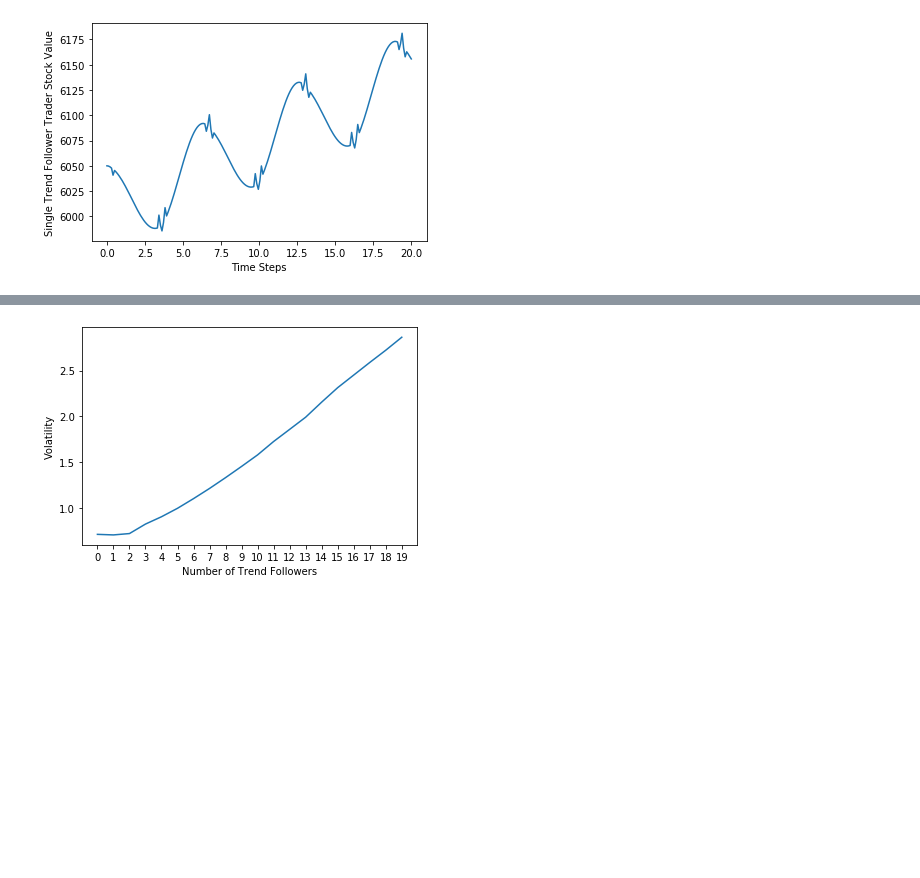
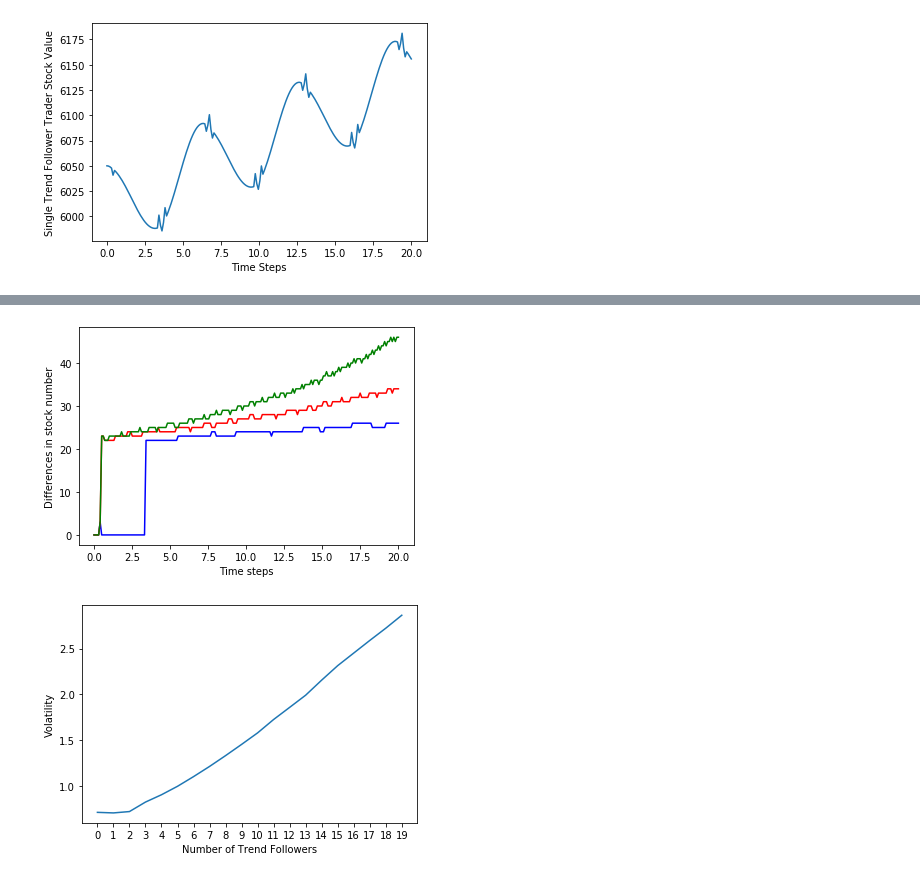
Before and after one commit to khanhnguyen15/Market-Simulation, a Jupyter notebook: Market-Simulation.ipynb, the cells around one changed output, grey strips where cells are left out. Cells and saved outputs as stored; diff of their text form; code cells hidden in the pictures; blank space fills up the shorter version.

```diff
--- a/Market-Simulation.ipynb
+++ b/Market-Simulation.ipynb
@@ -249 +277,33 @@ plt.show()
+# %%
+# test for mean reversion extreme trade
+test_mr_1 = TestCase(S_cos)
+test_mr_1.add_trader(1, MeanReversion)
+test_mr_1.update_price()
+
+trader = test_mr_1.get_trader(0)
+differences1 = [abs(trader.get_stock()[i + 1] - trader.get_stock()[i]) for i in range(len(trader.get_stock()) - 1)]
+differences1.insert(0, 0)
+
+test_mr_2 = TestCase(S_cos)
+test_mr_2.add_trader(2, MeanReversion)
+test_mr_2.update_price()
+
+trader = test_mr_2.get_trader(0)
+differences2 = [abs(trader.get_stock()[i + 1] - trader.get_stock()[i]) for i in range(len(trader.get_stock()) - 1)]
+differences2.insert(0, 0)
+
+test_mr_3 = TestCase(S_cos)
+test_mr_3.add_trader(3, MeanReversion)
+test_mr_3.update_price()
+
+trader = test_mr_3.get_trader(0)
+differences3 = [abs(trader.get_stock()[i + 1] - trader.get_stock()[i]) for i in range(len(trader.get_stock()) - 1)]
+differences3.insert(0, 0)
+# %%
+plt.plot(t, differences1, 'b', t, differences2, 'r', t, differences3, 'g')
+plt.xlabel('Time steps')
+plt.ylabel('Differences in stock number')
+plt.show()
+# %% [output]
+[figure, added]
 # %%
```
Also changed, not shown: parts of 23 cells of this notebook, 1 other file.
